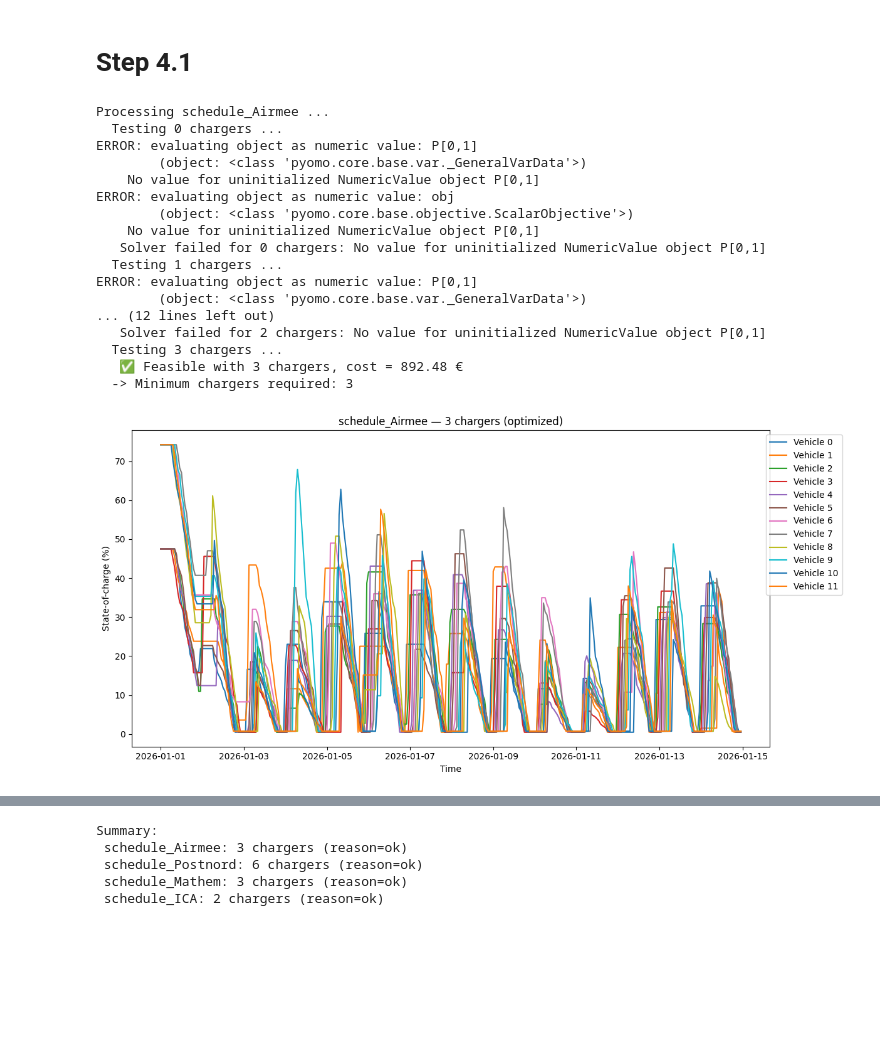
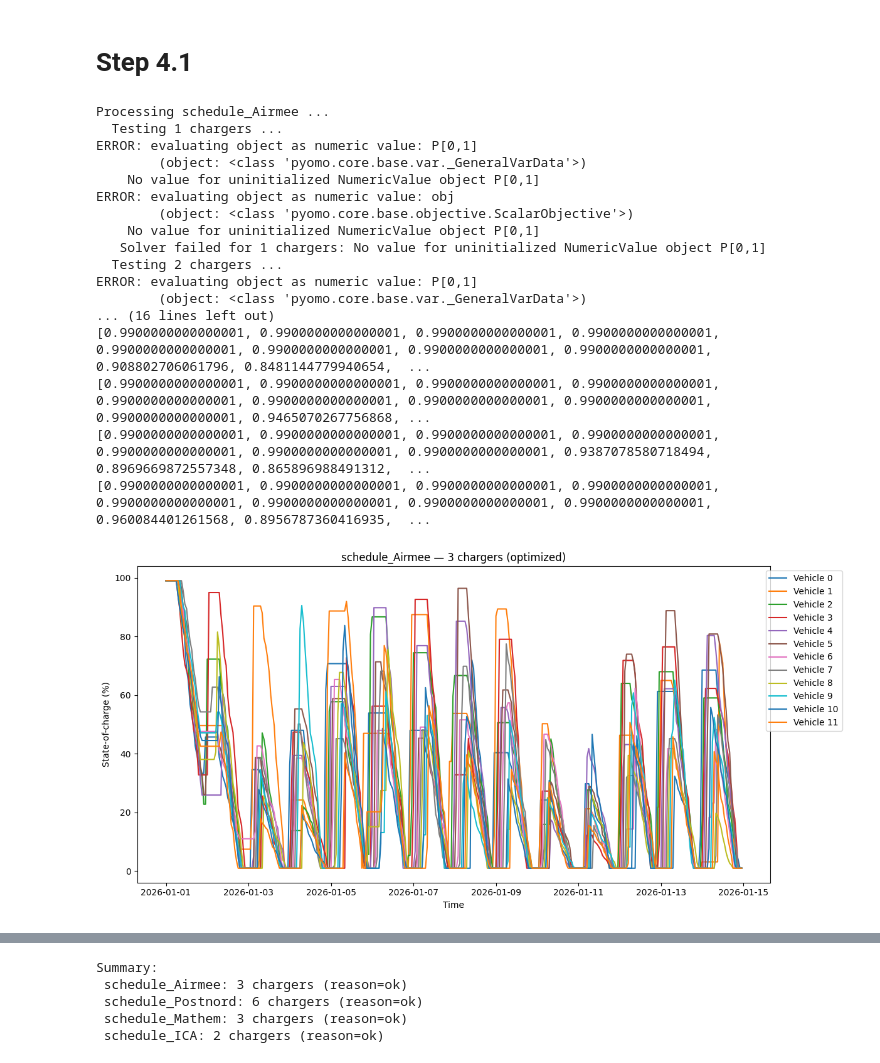
Before and after one commit to MatisGo/Network_optmisation, a Jupyter notebook: Project/Step 4_1.ipynb, the cells around one changed output, grey strips where cells are left out. Cells and saved outputs as stored; diff of their text form; code cells hidden in the pictures; blank space fills up the shorter version.

Commit message:
Plot of SOC in percentage instead of in kwh

```diff
--- a/Project/Step 4_1.ipynb
+++ b/Project/Step 4_1.ipynb
@@ -262,13 +262,15 @@ def optimize_shop_energy_cost(file_path,
 
     P_sol = {}
     SOC_traces = {v: [] for v in vehicles}
-
+    SOC_traces_percentage = {v: [] for v in vehicles}
     for t in model.TIME:
         for v in model.VEH:
             P_sol[(v, idx_to_time[t])] = float(value(model.P[v, t]))
+
     for v in vehicles:
         for t in model.TIME:
             SOC_traces[v].append(float(value(model.SOC[v, t])))
+            SOC_traces_percentage[v].append(float(value(model.SOC[v, t]/model.Cap[v])))
 
     result = {
         'status': str(res.solver.termination_condition) if hasattr(res, 'solver') else 'unknown',
@@ -277,7 +279,8 @@ def optimize_shop_energy_cost(file_path,
         'SOC': SOC_traces,
         'time_index': [idx_to_time[t] for t in model.TIME],
         'n_chargers': int(n_chargers),
-        'solver': solver
+        'solver': solver,
+        'SOC_percentage' : SOC_traces_percentage
     }
 
     return result
@@ -287,11 +290,14 @@ def optimize_shop_energy_cost(file_path,
 # -------------------------
 def plot_soc_from_result(result, title=None, save_fig=False, out_path=None):
     time = result['time_index']
-    soc = result['SOC']
+    soc_percentage = result['SOC_percentage']
+
 
     plt.figure(figsize=(12, 6))
-    for vid, series in soc.items():
-        plt.plot(time, series, label=f"Vehicle {vid}")
+    for vid, series in soc_percentage.items():
+        series_pct = [s * 100.0 for s in series]  # convert to percentage
+        plt.plot(time, series_pct, label=f"Vehicle {vid}")
+
     plt.xlabel("Time")
     plt.ylabel("State-of-charge (%)")
     if title is None:
@@ -330,7 +336,7 @@ if __name__ == "__main__":
         found = False
         best_trace = None
         best_cost = None
-        for n_ch in range(0, MAX_CHARGERS_TO_TEST, 1):
+        for n_ch in range(1, MAX_CHARGERS_TO_TEST, 1):
             print(f"  Testing {n_ch} chargers ...")
             try:
                 res = optimize_shop_energy_cost(file, n_chargers=n_ch, price_series=None, solver_name='glpk', verbose=False)
@@ -346,44 +352,49 @@ if __name__ == "__main__":
                 found = True
                 best_trace = res
                 best_cost = res['objective']
+                best_trace_percentage = res['SOC_percentage']
                 # continue searching for smaller feasible? Since we go 20→1, break on first feasible
                 break
             else:
                 print(f"   ❌ Infeasible with {n_ch} chargers (battery empty at some point)")
 
         if found:
             print(f"  -> Minimum chargers required: {n_ch}")
             results[shop] = {
                 'min_chargers': n_ch,
                 'objective': best_cost,
-                'trace': best_trace
+                'trace': best_trace,
+                'trace_percentage': best_trace['SOC_percentage']
             }
             # Optionally plot SOC
+            df = pd.read_csv(file)
+            vehicle_types = df.groupby('VehicleID')['VehicleType'].first().to_dict()
+
             plot_soc_from_result(best_trace, title=f"{shop} — {n_ch} chargers (optimized)", save_fig=False)
         else:
             print(f"  -> Not feasible with up to {MAX_CHARGERS_TO_TEST} chargers.")
             results[shop] = {'min_chargers': None, 'reason': 'not_feasible'}
 
     print("\nSummary:")
     for shop, info in results.items():
         print(f" {shop}: {info.get('min_chargers')} chargers (reason={info.get('reason','ok')})")
 # %% [output]
 Processing schedule_Airmee ...
-  Testing 0 chargers ...
+  Testing 1 chargers ...
 ERROR: evaluating object as numeric value: P[0,1]
         (object: <class 'pyomo.core.base.var._GeneralVarData'>)
     No value for uninitialized NumericValue object P[0,1]
 ERROR: evaluating object as numeric value: obj
         (object: <class 'pyomo.core.base.objective.ScalarObjective'>)
     No value for uninitialized NumericValue object P[0,1]
-   Solver failed for 0 chargers: No value for uninitialized NumericValue object P[0,1]
-  Testing 1 chargers ...
+   Solver failed for 1 chargers: No value for uninitialized NumericValue object P[0,1]
+  Testing 2 chargers ...
 ERROR: evaluating object as numeric value: P[0,1]
         (object: <class 'pyomo.core.base.var._GeneralVarData'>)
-... (12 lines left out)
-   Solver failed for 2 chargers: No value for uninitialized NumericValue object P[0,1]
-  Testing 3 chargers ...
-   ✅ Feasible with 3 chargers, cost = 892.48 €
-  -> Minimum chargers required: 3
+... (16 lines left out)
+[0.9900000000000001, 0.9900000000000001, 0.9900000000000001, 0.9900000000000001, 0.9900000000000001, 0.9900000000000001, 0.9900000000000001, 0.9900000000000001, 0.908802706061796, 0.8481144779940654,  ...
+[0.9900000000000001, 0.9900000000000001, 0.9900000000000001, 0.9900000000000001, 0.9900000000000001, 0.9900000000000001, 0.9900000000000001, 0.9900000000000001, 0.9900000000000001, 0.9465070267756868, ...
+[0.9900000000000001, 0.9900000000000001, 0.9900000000000001, 0.9900000000000001, 0.9900000000000001, 0.9900000000000001, 0.9900000000000001, 0.9387078580718494, 0.8969669872557348, 0.865896988491312,  ...
+[0.9900000000000001, 0.9900000000000001, 0.9900000000000001, 0.9900000000000001, 0.9900000000000001, 0.9900000000000001, 0.9900000000000001, 0.9900000000000001, 0.960084401261568, 0.8956787360416935,  ...
-[figure, old version]
+[figure, new version]
 Processing schedule_Postnord ...
```
Also changed, not shown: parts of 1 cell of this notebook.
